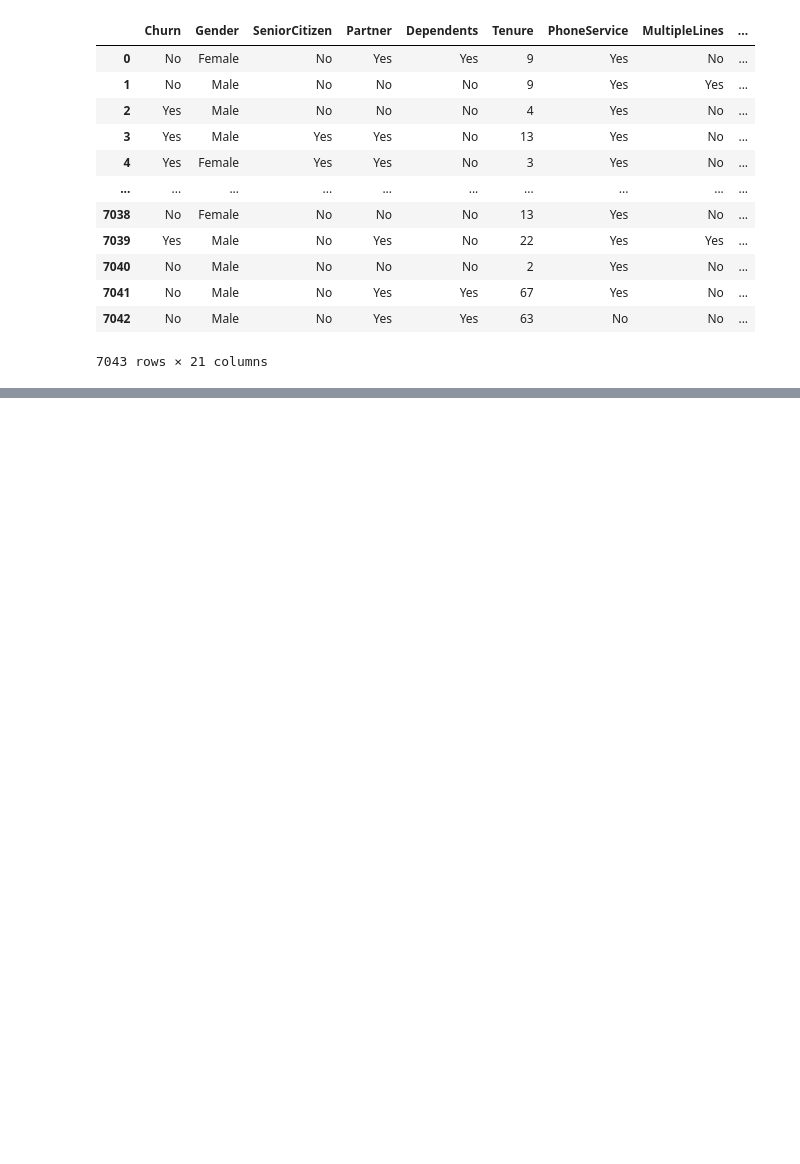
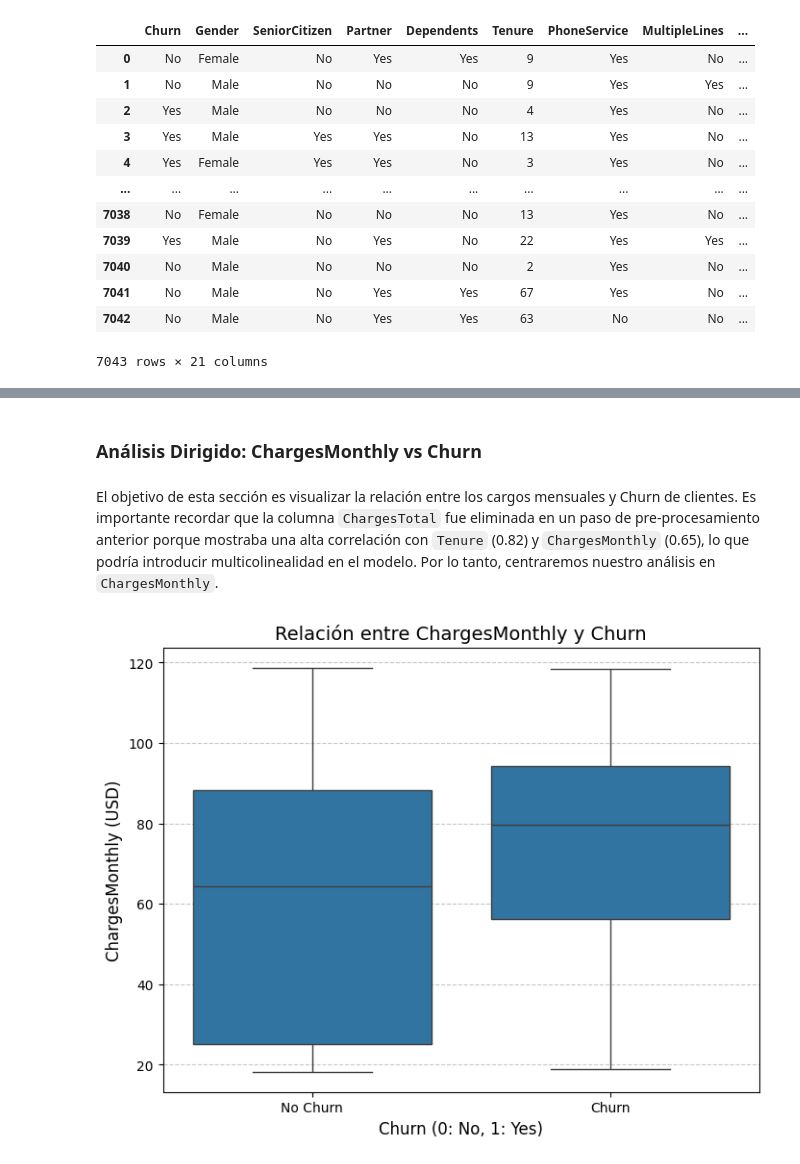
Before and after one commit to Solsmi/challenge_telecomx_latam2, a Jupyter notebook: Challenge2_TelecomX_LATAM_.ipynb, the cells around one changed output, grey strips where cells are left out. Cells and saved outputs as stored; diff of their text form; code cells hidden in the pictures; blank space fills up the shorter version.

```diff
--- a/Challenge2_TelecomX_LATAM_.ipynb
+++ b/Challenge2_TelecomX_LATAM_.ipynb
@@ -140,0 +412,18 @@ df
+# %% [markdown]
+### Análisis Dirigido: ChargesMonthly vs Churn
+# %% [markdown]
+El objetivo de esta sección es visualizar la relación entre los cargos mensuales y Churn de clientes. Es importante recordar que la columna `ChargesTotal` fue eliminada en un paso de pre-procesamiento anterior porque mostraba una alta correlación con `Tenure` (0.82) y `ChargesMonthly` (0.65), lo que podría introducir multicolinealidad en el modelo. Por lo tanto, centraremos nuestro análisis en `ChargesMonthly`.
+# %%
+import seaborn as sns
+import matplotlib.pyplot as plt
+
+plt.figure(figsize=(8, 6))
+sns.boxplot(x='Churn', y='ChargesMonthly', data=df_encoded)
+plt.title('Relación entre ChargesMonthly y Churn', fontsize=14)
+plt.xlabel('Churn (0: No, 1: Yes)', fontsize=12)
+plt.ylabel('ChargesMonthly (USD)', fontsize=12)
+plt.xticks(ticks=[0, 1], labels=['No Churn', 'Churn'])
+plt.grid(axis='y', linestyle='--', alpha=0.7)
+plt.show()
+# %% [output]
+[figure, added]
```
Also changed, not shown: parts of 38 cells of this notebook.
